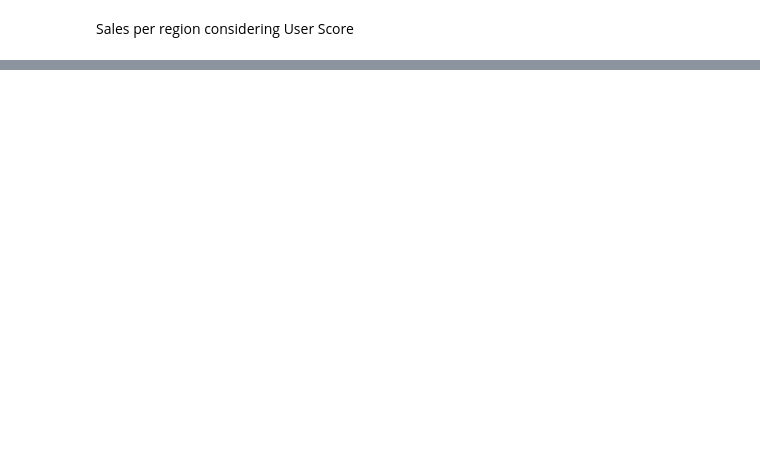
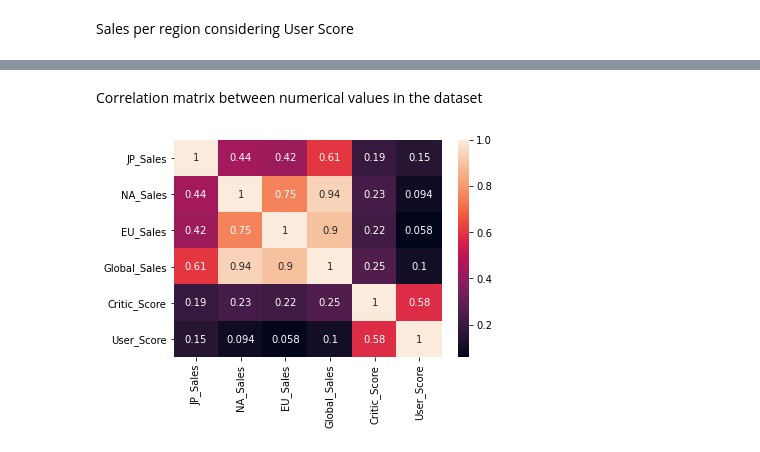
Before and after one commit to Loniowsky/Data-Mining-Project, a Jupyter notebook: scripts/notebooks/preliminary_data_analysis.ipynb, the cells around one changed output, grey strips where cells are left out. Saved outputs shown, nothing was run; the diff lists cells and outputs as text; code cells hidden in the pictures; blank space fills up the shorter version.

Commit message:
heatmap and stddev matrix added

```diff
--- a/scripts/notebooks/preliminary_data_analysis.ipynb
+++ b/scripts/notebooks/preliminary_data_analysis.ipynb
@@ -156,0 +160,7 @@ ScatterPlotter(data.User_Score, data.Global_Sales, data[category_column])\
+# %% [markdown]
+Correlation matrix between numerical values in the dataset
+# %%
+sns.heatmap(data[["JP_Sales", "NA_Sales", "EU_Sales", "Global_Sales", "Critic_Score", "User_Score"]].corr(), annot=True)
+plt.show()
+# %% [output]
+[figure, added]
```
Also changed, not shown: parts of 8 cells of this notebook, 3 other files.
